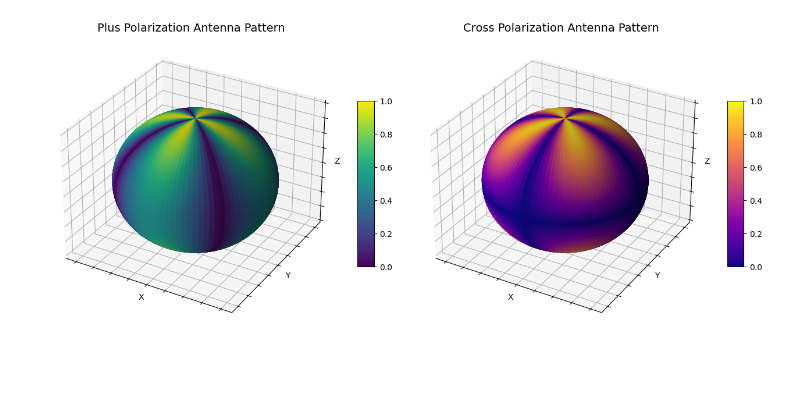
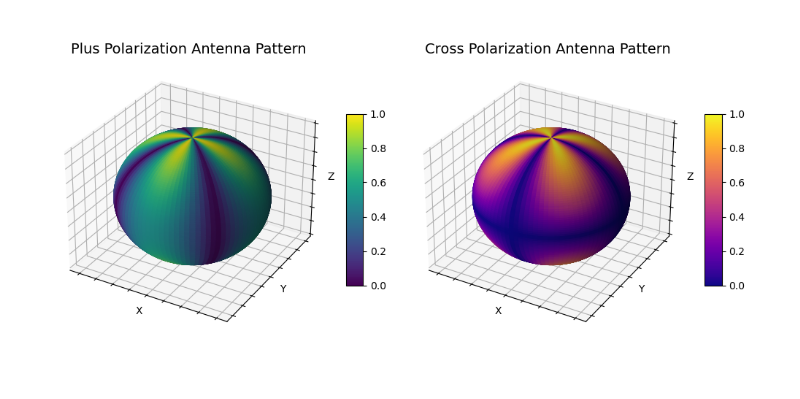
Before and after one commit to ShitongGuo/LZU_lab, a Jupyter notebook: lab_2.ipynb, the cells around one changed output. Saved outputs shown, nothing was run; the diff lists cells and outputs as text; code cells hidden in the pictures; blank space fills up the shorter version.

```diff
--- a/lab_2.ipynb
+++ b/lab_2.ipynb
@@ -22,27 +27,27 @@ f_cross_values = np.abs(f_cross(theta, phi))
 # %%
 # Heatmap for plus and cross polarizations
 from matplotlib.cm import ScalarMappable
 
-fig = plt.figure(figsize=(13, 6))
+fig = plt.figure(figsize=(10, 5))
 ax1 = fig.add_subplot(121, projection='3d')
 ax1.plot_surface(x, y, z, facecolors=plt.cm.viridis(f_plus_values), rstride=1, cstride=1)
 ax1.set_title('Plus Polarization Antenna Pattern', fontsize=14)
 ax1.set_xlabel('X', labelpad=-10, fontsize=10)
 ax1.set_ylabel('Y', labelpad=-10, fontsize=10)
 ax1.set_zlabel('Z', labelpad=-10, fontsize=10)
 plt.colorbar(ScalarMappable(cmap='viridis'), ax=ax1, shrink=0.5, aspect=10)
 ax1.tick_params(label1On=False)
 
 ax2 = fig.add_subplot(122, projection='3d')
 ax2.plot_surface(x, y, z, facecolors=plt.cm.plasma(f_cross_values), rstride=1, cstride=1)
 ax2.set_title('Cross Polarization Antenna Pattern', fontsize=14)
 ax2.set_xlabel('X', labelpad=-10, fontsize=10)
 ax2.set_ylabel('Y', labelpad=-10, fontsize=10)
 ax2.set_zlabel('Z', labelpad=-10, fontsize=10)
 plt.colorbar(ScalarMappable(cmap='plasma'), ax=ax2, shrink=0.5, aspect=10)
 ax2.tick_params(label1On=False)
 
 plt.tight_layout()
 plt.show()
 # %% [output]
-[figure, old version]
+[figure, new version]
```
Also changed, not shown: parts of 6 cells of this notebook, 2 other files.
